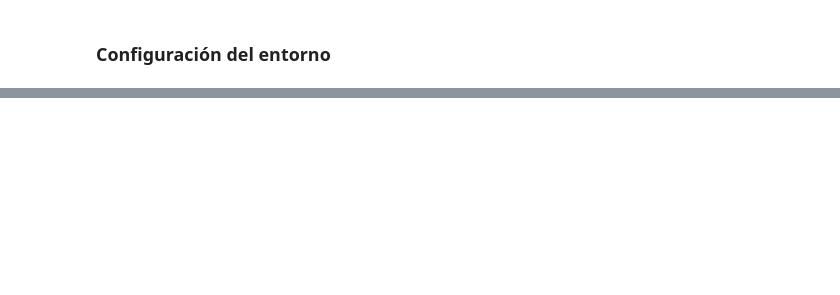
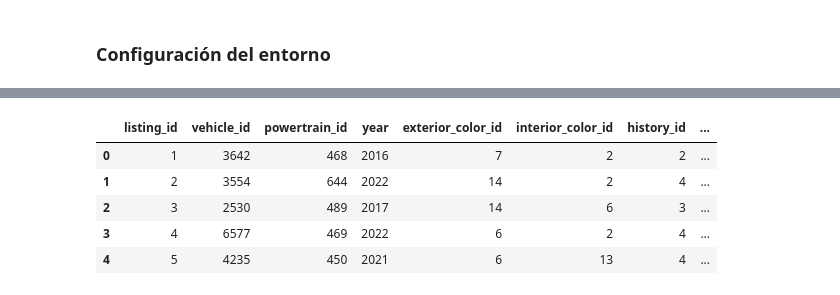
Before and after one commit to luispardave/ING_BD_ProjectF, a Jupyter notebook: Codigos/MODELADO.ipynb, the cells around one changed output, grey strips where cells are left out. Cells and saved outputs as stored; diff of their text form; code cells hidden in the pictures; blank space fills up the shorter version.

```diff
--- a/Codigos/MODELADO.ipynb
+++ b/Codigos/MODELADO.ipynb
@@ -857,0 +474,76 @@ print()
+# %%
+# ── fact_listings ──────────────────────────────────────────────────────────
+
+con.execute('''
+    CREATE TABLE fact_listings (
+
+        listing_id           INTEGER PRIMARY KEY,
+
+        vehicle_id           INTEGER NOT NULL REFERENCES dim_vehicle (vehicle_id),
+        powertrain_id        INTEGER NOT NULL REFERENCES dim_powertrain (powertrain_id),
+        year                 INTEGER NOT NULL REFERENCES dim_year (year),
+        exterior_color_id    INTEGER NOT NULL REFERENCES dim_color (color_id),
+        interior_color_id    INTEGER NOT NULL REFERENCES dim_color (color_id),
+        history_id           INTEGER NOT NULL REFERENCES dim_history (history_id),
+        seller_id            INTEGER NOT NULL REFERENCES dim_seller (seller_id),
+
+        price                INTEGER NOT NULL,
+        price_drop           INTEGER NOT NULL,
+        original_price       INTEGER NOT NULL,
+        mileage              INTEGER NOT NULL,
+        mileage_km           INTEGER NOT NULL,
+        mileage_per_year     INTEGER NOT NULL,
+        mpg_city             DOUBLE  NOT NULL,
+        mpg_highway          DOUBLE  NOT NULL,
+
+        seller_rating        DOUBLE,
+        driver_rating        DOUBLE,
+        driver_reviews_num   INTEGER,
+
+        price_range          VARCHAR NOT NULL,
+        _row_hash            VARCHAR NOT NULL UNIQUE
+    )
+''')
+
+con.execute('''
+    INSERT INTO fact_listings
+    SELECT ROW_NUMBER() OVER (ORDER BY b._row_hash) AS listing_id,
+
+           v.vehicle_id,
+           p.powertrain_id,
+           b.year,
+           ce.color_id                              AS exterior_color_id,
+           ci.color_id                              AS interior_color_id,
+           h.history_id,
+           s.seller_id,
+
+           b.price, b.price_drop, b.original_price,
+           b.mileage, b.mileage_km, b.mileage_per_year,
+           b.mpg_city, b.mpg_highway,
+
+           b.seller_rating, b.driver_rating, b.driver_reviews_num,
+
+           b.price_range,
+           b._row_hash
+
+    FROM base_autos AS b
+    JOIN dim_vehicle    AS v  ON v.manufacturer = b.manufacturer AND v.model = b.model
+    JOIN dim_powertrain AS p  ON p.engine_liters = b.engine_liters AND p.cylinders = b.cylinders
+                             AND p.turbo = b.turbo AND p.transmission = b.transmission
+                             AND p.drivetrain = b.drivetrain AND p.fuel_type = b.fuel_type
+    JOIN dim_color      AS ce ON ce.color = b.exterior_color
+    JOIN dim_color      AS ci ON ci.color = b.interior_color
+    JOIN dim_history    AS h  ON h.accidents_or_damage = b.accidents_or_damage
+                             AND h.one_owner = b.one_owner
+                             AND h.personal_use_only = b.personal_use_only
+    JOIN dim_seller     AS s  ON s.seller_name = b.seller_name
+''')
+
+con.sql('SELECT * FROM fact_listings LIMIT 5').df()
+# %% [output]
+|  | listing_id | vehicle_id | powertrain_id | year | exterior_color_id | interior_color_id | history_id | ... |
+| 0 | 1 | 3642 | 468 | 2016 | 7 | 2 | 2 | ... |
+| 1 | 2 | 3554 | 644 | 2022 | 14 | 2 | 4 | ... |
+| 2 | 3 | 2530 | 489 | 2017 | 14 | 6 | 3 | ... |
+| 3 | 4 | 6577 | 469 | 2022 | 6 | 2 | 4 | ... |
+| 4 | 5 | 4235 | 450 | 2021 | 6 | 13 | 4 | ... |
```
Also changed, not shown: parts of 88 cells of this notebook, 4 other files.
